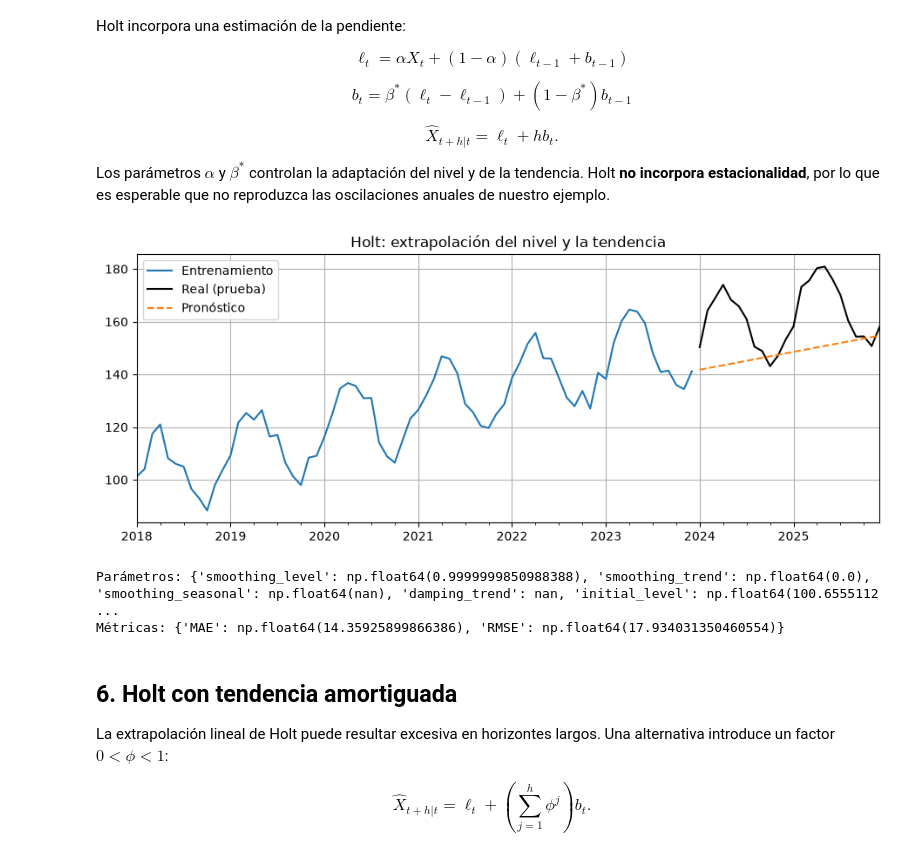
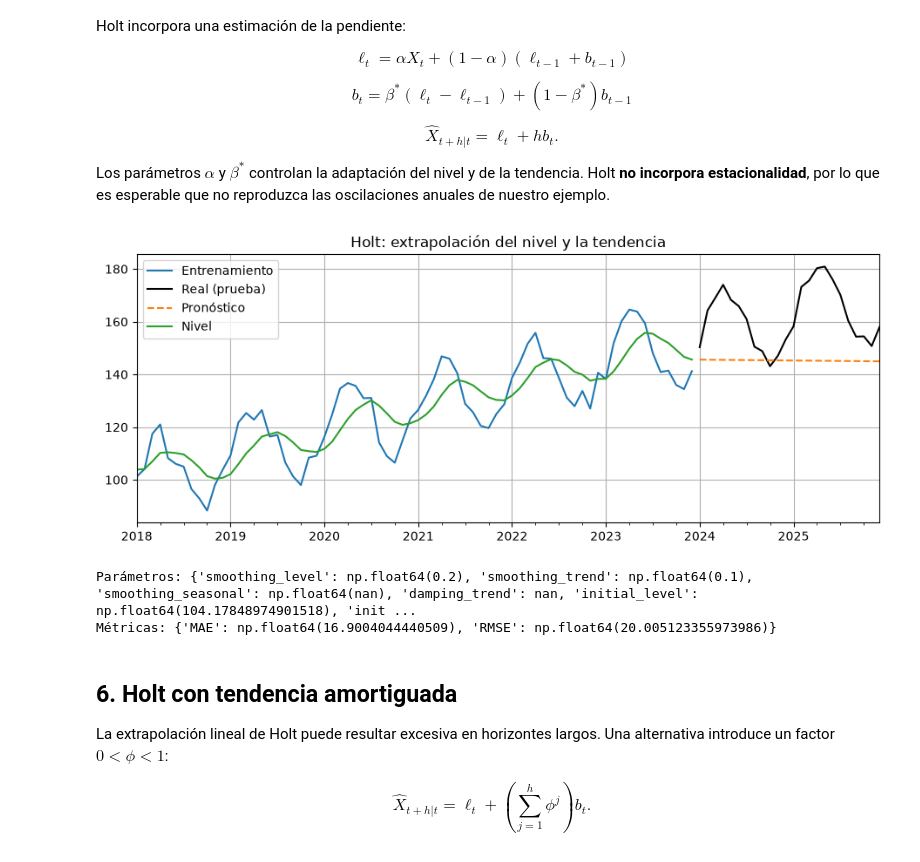
Before and after one commit to robertohincapie/Curso_TAAE, a Jupyter notebook: Unidad 4/Series de tiempo 3 Suavizacion exponencial.ipynb, the cells around one changed output. Drawn from its saved outputs; the diff is of its cells as text; code cells hidden in the pictures.

```diff
--- a/Unidad 4/Series de tiempo 3 Suavizacion exponencial.ipynb
+++ b/Unidad 4/Series de tiempo 3 Suavizacion exponencial.ipynb
@@ -93,10 +89,12 @@ train = serie.iloc[:72]
 test = serie.iloc[72:]
 h = len(test)
 
-def graficar_pronostico(train, test, pred, titulo):
+def graficar_pronostico(train, test, pred, titulo, ses=None, level=False):
     ax = train.plot(label="Entrenamiento", figsize=(11, 4))
     test.plot(ax=ax, label="Real (prueba)", color="black")
     pred.plot(ax=ax, label="Pronóstico", linestyle="--")
+    if level:
+        ses.level.plot(ax=ax, label="Nivel", linestyle="-")
     ax.set_title(titulo)
     ax.legend()
     plt.show()
@@ -149,15 +150,15 @@ $$\widehat X_{t+h|t}=\ell_t+h b_t.$$
 
 Los parámetros $\alpha$ y $\beta^*$ controlan la adaptación del nivel y de la tendencia. Holt **no incorpora estacionalidad**, por lo que es esperable que no reproduzca las oscilaciones anuales de nuestro ejemplo.
 # %%
-holt = Holt(train, initialization_method="estimated").fit(optimized=True)
+holt = Holt(train, initialization_method="estimated").fit(optimized=True, smoothing_level=0.2, smoothing_slope=0.1)
 pred_holt = holt.forecast(h)
-graficar_pronostico(train, test, pred_holt, "Holt: extrapolación del nivel y la tendencia")
+graficar_pronostico(train, test, pred_holt, "Holt: extrapolación del nivel y la tendencia", holt, level=True)
 print("Parámetros:", holt.params)
 print("Métricas:", metricas(test, pred_holt))
 # %% [output]
-[figure, old version]
+[figure, new version]
-Parámetros: {'smoothing_level': np.float64(0.9999999850988388), 'smoothing_trend': np.float64(0.0), 'smoothing_seasonal': np.float64(nan), 'damping_trend': nan, 'initial_level': np.float64(100.6555112 ...
-Métricas: {'MAE': np.float64(14.35925899866386), 'RMSE': np.float64(17.934031350460554)}
+Parámetros: {'smoothing_level': np.float64(0.2), 'smoothing_trend': np.float64(0.1), 'smoothing_seasonal': np.float64(nan), 'damping_trend': nan, 'initial_level': np.float64(104.17848974901518), 'init ...
+Métricas: {'MAE': np.float64(16.9004044440509), 'RMSE': np.float64(20.005123355973986)}
 # %% [markdown]
 ## 6. Holt con tendencia amortiguada
 
```
Also changed, not shown: parts of 12 cells of this notebook, 3 other files.
